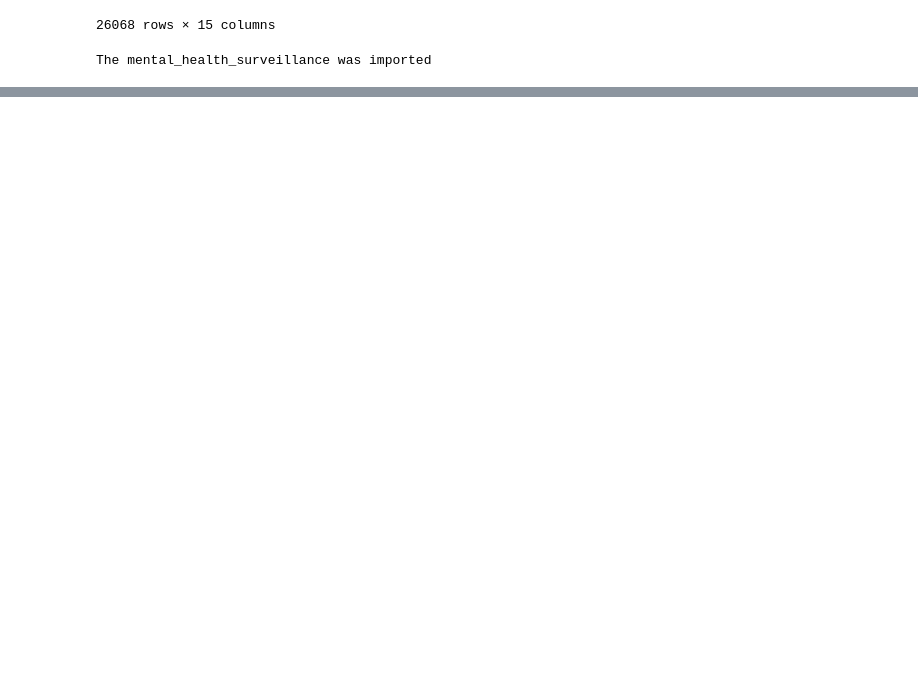
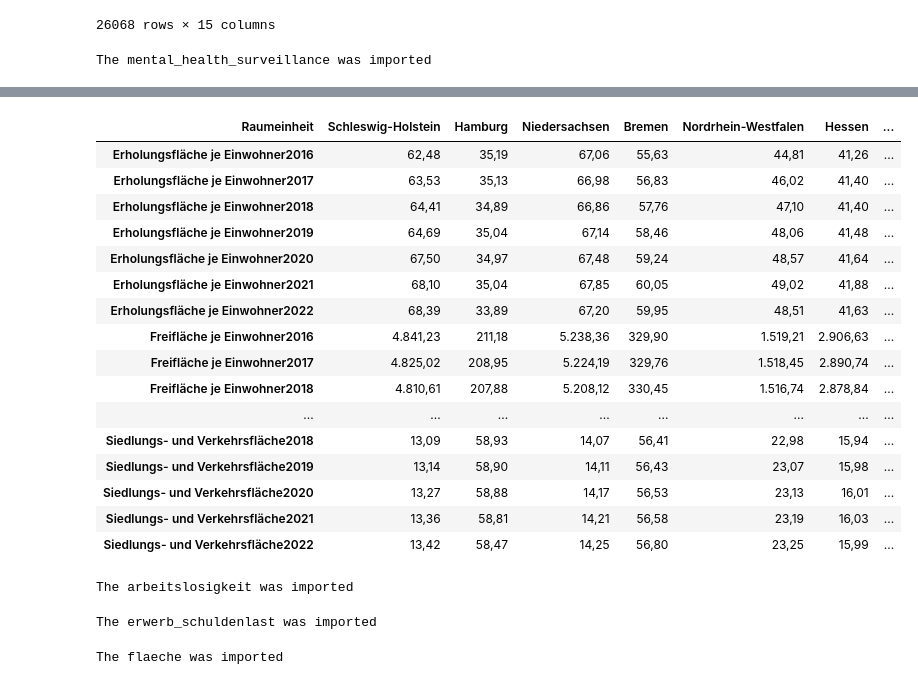
Before and after one commit to marie-nitze/capstone-mental_health, a Jupyter notebook: capstone matti.ipynb, the cells around one changed output, grey strips where cells are left out. Drawn from its saved outputs; the diff is of its cells as text; code cells hidden in the pictures; blank space fills up the shorter version.

Commit message:
-m 'transposed the socio data and made it readable '

```diff
--- a/capstone matti.ipynb
+++ b/capstone matti.ipynb
@@ -155,0 +183,79 @@ df_arbeitslosigkeit.info
+# %%
+df_flaeche=pd.read_csv('Data/Tabelle Bundeslandplanung.csv', sep=';', header=[0,1])
+df_flaeche.columns = [f'{i}{j}' for i, j in df_flaeche.columns]
+df_flaeche = df_flaeche.drop(columns='KennzifferUnnamed: 0_level_1')
+df_flaeche = df_flaeche.rename(columns={'RaumeinheitUnnamed: 1_level_1':'Raumeinheit','AggregatUnnamed: 2_level_1':'Aggregat'})
+df_flaeche = df_flaeche.drop(columns='Aggregat')
+df_flaeche = df_flaeche.transpose()
+df_flaeche.columns = df_flaeche.iloc[0]
+df_flaeche = df_flaeche.iloc[1:]
+df_flaeche
+# %% [output]
+| Raumeinheit | Schleswig-Holstein | Hamburg | Niedersachsen | Bremen | Nordrhein-Westfalen | Hessen | ... |
+| Erholungsfläche je Einwohner2016 | 62,48 | 35,19 | 67,06 | 55,63 | 44,81 | 41,26 | ... |
+| Erholungsfläche je Einwohner2017 | 63,53 | 35,13 | 66,98 | 56,83 | 46,02 | 41,40 | ... |
+| Erholungsfläche je Einwohner2018 | 64,41 | 34,89 | 66,86 | 57,76 | 47,10 | 41,40 | ... |
+| Erholungsfläche je Einwohner2019 | 64,69 | 35,04 | 67,14 | 58,46 | 48,06 | 41,48 | ... |
+| Erholungsfläche je Einwohner2020 | 67,50 | 34,97 | 67,48 | 59,24 | 48,57 | 41,64 | ... |
+| Erholungsfläche je Einwohner2021 | 68,10 | 35,04 | 67,85 | 60,05 | 49,02 | 41,88 | ... |
+| Erholungsfläche je Einwohner2022 | 68,39 | 33,89 | 67,20 | 59,95 | 48,51 | 41,63 | ... |
+| Freifläche je Einwohner2016 | 4.841,23 | 211,18 | 5.238,36 | 329,90 | 1.519,21 | 2.906,63 | ... |
+| Freifläche je Einwohner2017 | 4.825,02 | 208,95 | 5.224,19 | 329,76 | 1.518,45 | 2.890,74 | ... |
+| Freifläche je Einwohner2018 | 4.810,61 | 207,88 | 5.208,12 | 330,45 | 1.516,74 | 2.878,84 | ... |
+| ... | ... | ... | ... | ... | ... | ... | ... |
+| Siedlungs- und Verkehrsfläche2018 | 13,09 | 58,93 | 14,07 | 56,41 | 22,98 | 15,94 | ... |
+| Siedlungs- und Verkehrsfläche2019 | 13,14 | 58,90 | 14,11 | 56,43 | 23,07 | 15,98 | ... |
+| Siedlungs- und Verkehrsfläche2020 | 13,27 | 58,88 | 14,17 | 56,53 | 23,13 | 16,01 | ... |
+| Siedlungs- und Verkehrsfläche2021 | 13,36 | 58,81 | 14,21 | 56,58 | 23,19 | 16,03 | ... |
+| Siedlungs- und Verkehrsfläche2022 | 13,42 | 58,47 | 14,25 | 56,80 | 23,25 | 15,99 | ... |
+# %%
+table_name='arbeitslosigkeit'
+if engine!=None:
+    try:
+        df_arbeitslosigkeit.to_sql(table_name,
+                       con=engine,
+                       if_exists='replace',
+                       schema=schema,
+                       index=False,
+                       chunksize=5000,
+                       method='multi')
+        print(f"The {table_name} was imported")
+    except (Exception, psycopg2.DatabaseError) as error:
+        print(error)
+        engine = None
+# %% [output]
+The arbeitslosigkeit was imported
+# %%
+table_name='erwerb_schuldenlast'
+if engine!=None:
+    try:
+        df_erwerb_schulden.to_sql(table_name,
+                       con=engine,
+                       if_exists='replace',
+                       schema=schema,
+                       index=False,
+                       chunksize=5000,
+                       method='multi')
+        print(f"The {table_name} was imported")
+    except (Exception, psycopg2.DatabaseError) as error:
+        print(error)
+        engine = None
+# %% [output]
+The erwerb_schuldenlast was imported
+# %%
+table_name='flaeche'
+if engine!=None:
+    try:
+        df_flaeche.to_sql(table_name,
+                       con=engine,
+                       if_exists='replace',
+                       schema=schema,
+                       index=False,
+                       chunksize=5000,
+                       method='multi')
+        print(f"The {table_name} was imported")
+    except (Exception, psycopg2.DatabaseError) as error:
+        print(error)
+        engine = None
+# %% [output]
+The flaeche was imported
```
Also changed, not shown: parts of 3 cells of this notebook.
